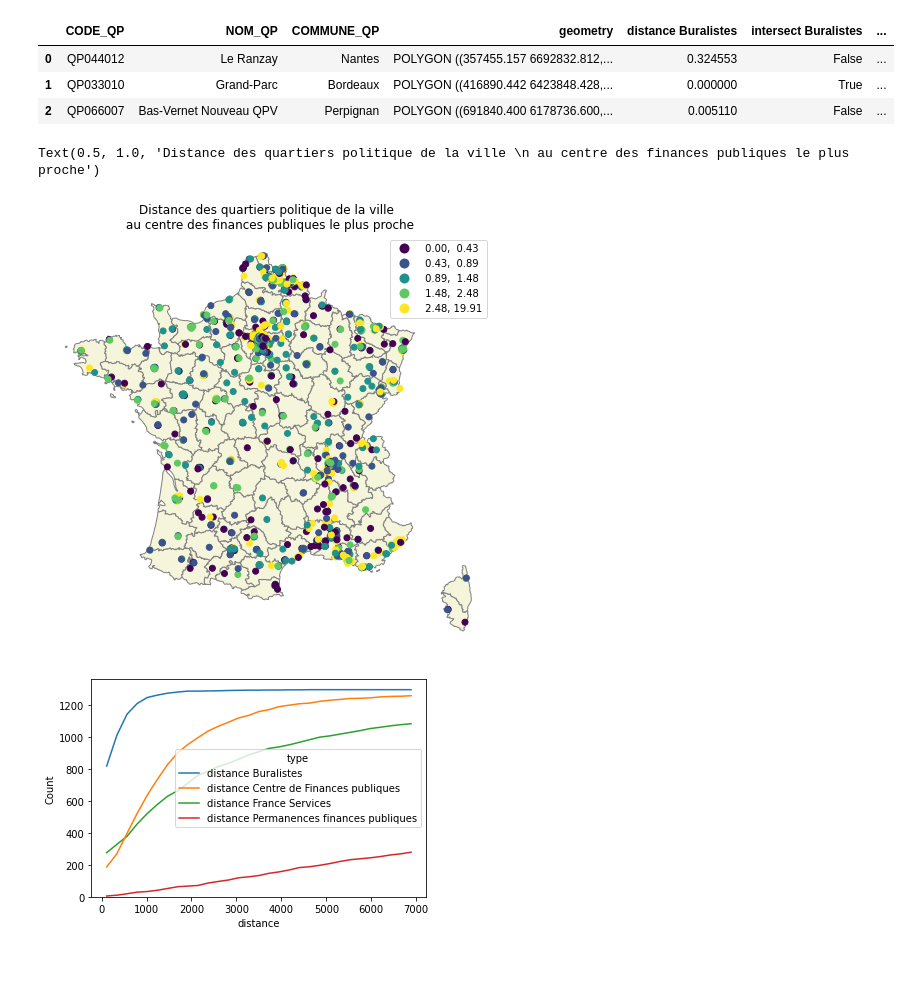
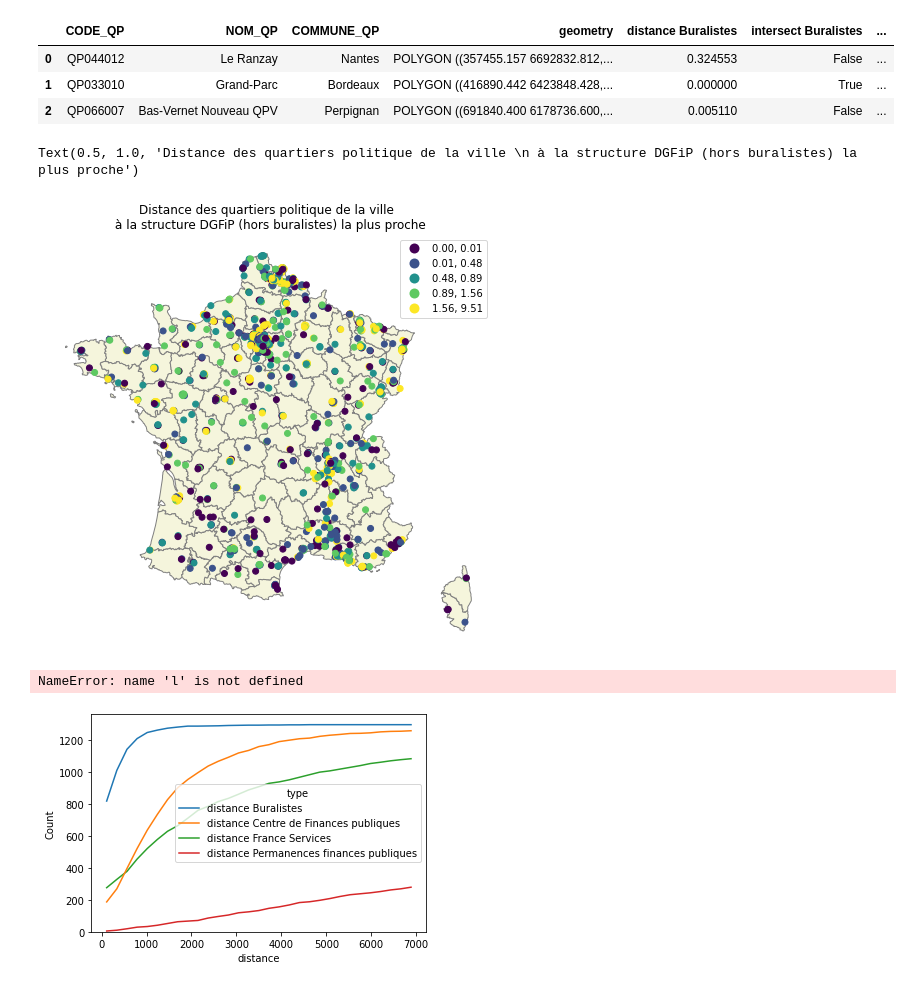
Before and after one commit to t-morvan/OptimDGFiP, a Jupyter notebook: notebooks/qpv.ipynb, the cells around one changed output. Cells and saved outputs as stored; diff of their text form; code cells hidden in the pictures.

```diff
--- a/notebooks/qpv.ipynb
+++ b/notebooks/qpv.ipynb
@@ -2,8 +2,10 @@
 # Quartiers politique de la ville
 # %%
 from dgfip.read import get_qpv, get_dep
+from dgfip.distance import add_distances
 import pandas as pd
-qpv = get_qpv(compute_distance=True)
+qpv = get_qpv()
+qpv = add_distances(qpv)
 dep = get_dep()
 # %%
 qpv.head(3)
@@ -15,11 +17,18 @@ qpv.head(3)
 # %%
 qpv_points = qpv.set_geometry(qpv.centroid)
 ax = dep.to_crs('2154').plot(facecolor='beige', edgecolor='grey', figsize=(8,8))
-qpv_points.plot(column = 'distance Centre de Finances publiques', scheme='Quantiles', legend=True, ax=ax)
+qpv_points.plot(column = 'distance non Buralistes', scheme='Quantiles', legend=True, ax=ax)
 ax.set_axis_off()
-ax.set_title('Distance des quartiers politique de la ville \n au centre des finances publiques le plus proche')
+ax.set_title('Distance des quartiers politique de la ville \n à la structure DGFiP (hors buralistes) la plus proche')
 # %% [output]
-Text(0.5, 1.0, 'Distance des quartiers politique de la ville \n au centre des finances publiques le plus proche')
+Text(0.5, 1.0, 'Distance des quartiers politique de la ville \n à la structure DGFiP (hors buralistes) la plus proche')
-[figure, old version]
+[figure, new version]
 # %%
+l# to long format
 long_qpv = pd.melt(qpv, value_vars=[col for col in qpv.columns if col.startswith('distance')], id_vars = 'CODE_QP', var_name='type', value_name='distance')
+data =qpv[['CODE_QP','geometry', 'NOM_QP', 'COMMUNE_QP']].merge(long_qpv)
+data = data.set_geometry(data.centroid).to_crs('4326')
+data['service'] = data['type'].str.replace('distance ','')
+data = data.drop(columns='type')
+# %% [output]
+NameError: name 'l' is not defined
```
Also changed, not shown: parts of 4 cells of this notebook, 19 other files.
